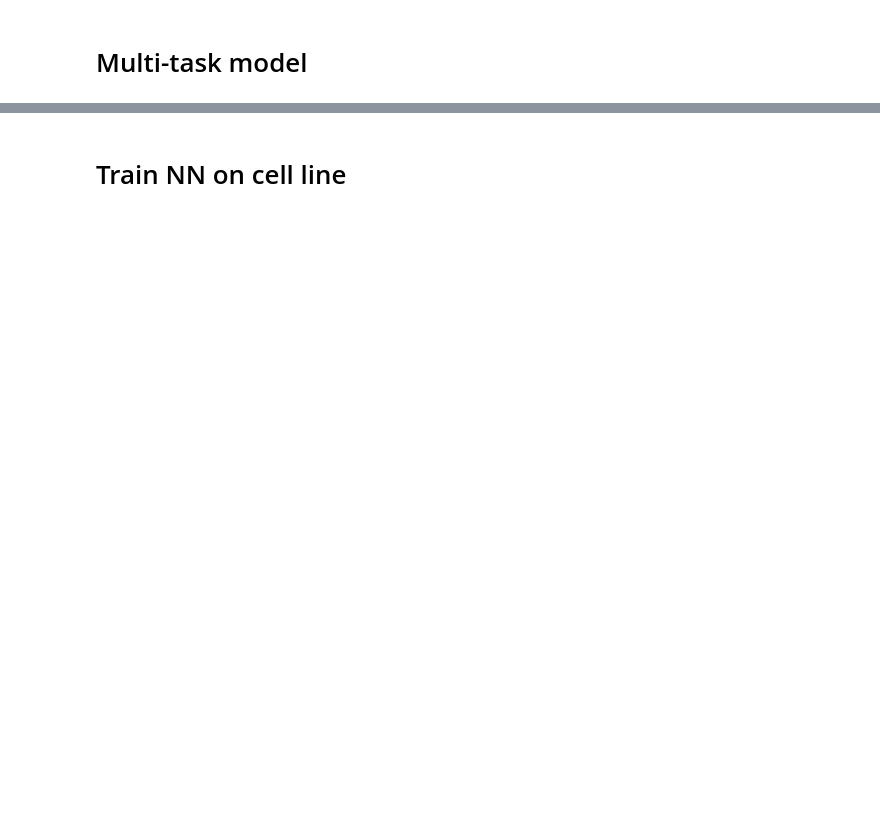
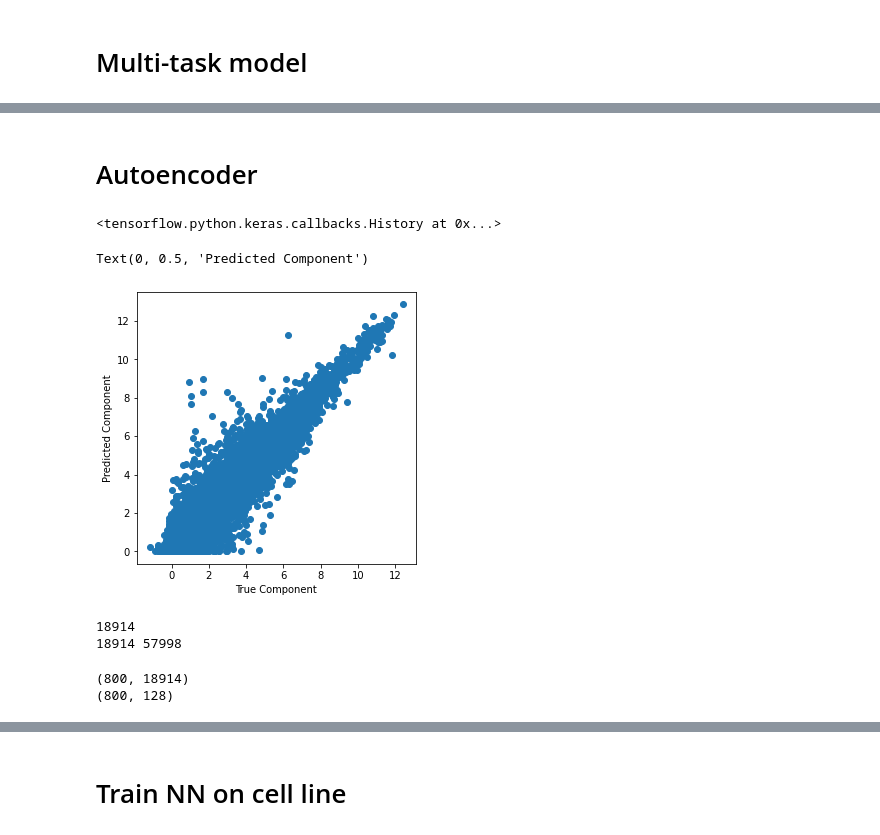
Before and after one commit to nalinimsingh/mm-cell_lines, a Jupyter notebook: multi-task.ipynb, the cells around one changed output, grey strips where cells are left out. Drawn from its saved outputs; the diff is of its cells as text; code cells hidden in the pictures; blank space fills up the shorter version.

Commit message:
Update preprocessing and multi task model.

```diff
--- a/multi-task.ipynb
+++ b/multi-task.ipynb
@@ -42,0 +33,6 @@ print(X_bortez_cell_train.shape, X_bortez_cell_test.shape, y_bortez_cell_train.s
+# %%
+print(len(crispr.columns))
+print(len(rnaseq.columns))
+rnaseq = CCLE_utils.hgnc_to_ensembl(rnaseq, map_dict)
+print(len(rnaseq.columns))
+rnaseq.head()
@@ -42,0 +50,2 @@ print(X_bortez_cell_train.shape, X_bortez_cell_test.shape, y_bortez_cell_train.s
+# %%
+X_train, X_test, y_train, y_test = train_test_split(rnaseq,crispr,random_state=42, train_size=0.7)
@@ -63,3 +148,45 @@ y_pt_train = X_pt_train.mean(axis=1)+np.random.rand(50,)*40
 # %%
 X_pt_test = np.random.rand(10,5000)*80
 y_pt_test = X_pt_test.mean(axis=1)+np.random.rand(10,)*40
+# %% [markdown]
+# Autoencoder
+# %%
+def get_autoencoder(encoding_dim):
+    out_shape = X_train.shape[1]
+    # This is our input image
+    input_rna = K.layers.Input(shape=(out_shape,))
+
+    # "encoded" is the encoded representation of the input
+    encoded = K.layers.Dense(4*encoding_dim, activation='relu')(input_rna)
+    encoded = K.layers.Dense(2*encoding_dim, activation='relu')(encoded)
+    encoded = K.layers.Dense(encoding_dim, activation=None)(encoded)
+
+    # "decoded" is the lossy reconstruction of the input
+    decoded = K.layers.Dense(4*encoding_dim, activation='relu')(encoded)
+    decoded = K.layers.Dense(2*encoding_dim, activation='relu')(decoded)
+    decoded = K.layers.Dense(out_shape, activation=None)(decoded)
+
+    # This model maps an input to its reconstruction
+    autoencoder = K.models.Model(input_rna, decoded)
+    autoencoder.compile(optimizer='adam', loss='MSE')
+
+    return autoencoder
+# %%
+mmrf_ae = get_autoencoder(64)
+mmrf_ae.fit(X_train, X_train,
+                epochs=300,
+                batch_size=64,
+                shuffle=True,
+                validation_data=(X_test, X_test),
+                verbose=0)
+# %% [output]
+<tensorflow.python.keras.callbacks.History at 0x...>
+# %%
+plt.figure(figsize=(5,5))
+plt.scatter(mmrf_ae.predict(np.array(X_test)[0:1,:]),np.array(X_test)[0:1,:])
+plt.xlabel('True Component')
+plt.ylabel('Predicted Component')
+plt.title('Autoencoder Results')
+# %% [output]
+Text(0, 0.5, 'Predicted Component')
+[figure, added]
@@ -65,0 +195,6 @@ y_pt_test = X_pt_test.mean(axis=1)+np.random.rand(10,)*40
+# %%
+print(len(set(rnaseq.columns).intersection(set(genomic_df.columns))))
+print(len(rnaseq.columns), len(genomic_df.columns))
+# %% [output]
+18914
+18914 57998
@@ -65,0 +206,7 @@ y_pt_test = X_pt_test.mean(axis=1)+np.random.rand(10,)*40
+# %%
+print(rnaseq.shape)
+encoded = mmrf_ae_encode(rnaseq)
+print(encoded.shape)
+# %% [output]
+(800, 18914)
+(800, 128)
```
Also changed, not shown: parts of 40 cells of this notebook, 1 other file.
